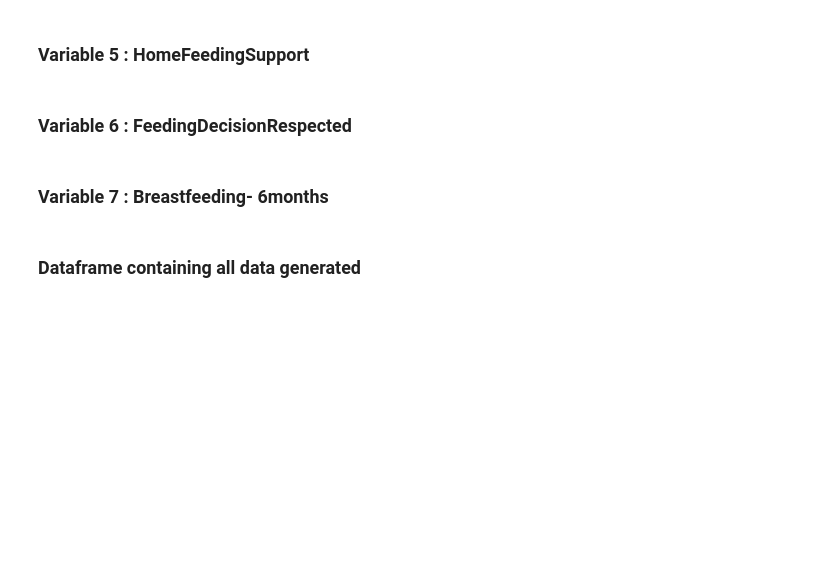
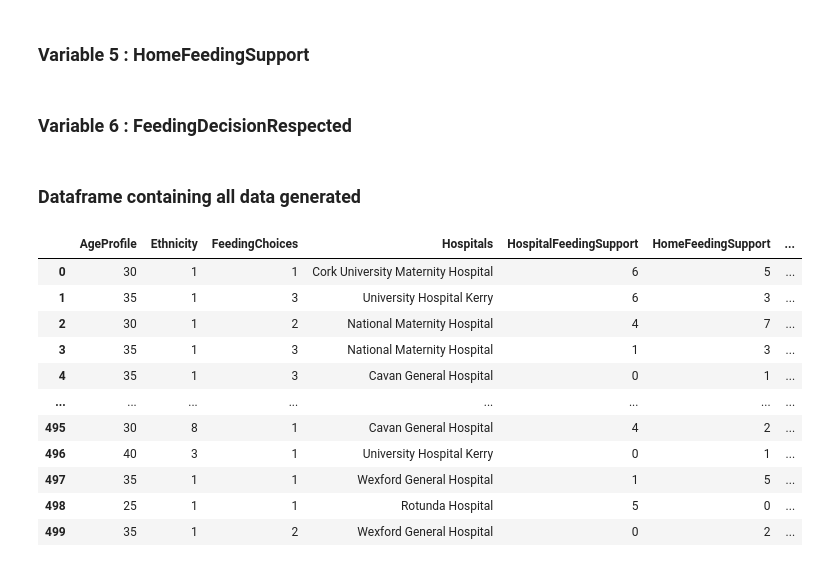
Before and after one commit to MichelleMoran431/Programming-Data-Analysis-project-2020, a Jupyter notebook: Project 2020 National Maternity Survey Feeding Dataset.ipynb, the cells around one changed output. Drawn from its saved outputs; the diff is of its cells as text; code cells hidden in the pictures; blank space fills up the shorter version.

```diff
--- a/Project 2020 National Maternity Survey Feeding Dataset.ipynb
+++ b/Project 2020 National Maternity Survey Feeding Dataset.ipynb
@@ -207,5 +244,3 @@ plt.figure(figsize=(12,8), facecolor='w', edgecolor='k', clear='True')
 plt.hist( FeedingDecisionRespected, bins=10)
 plt.xlabel(' FeedingDecisionRespected')
 plt.show()
-# %% [markdown]
-### Variable 7 : Breastfeeding- 6months
@@ -222,75 +254,71 @@ plt.show()
 # %%
 import pandas as pd
 import numpy as np
-import matplotlib.pyplot as plt
 
-import seaborn as sns
-
-
-#Create the Age profile
+# Adding survey variables to the dataframe:
+HospitalFeedingSupport = [5,5,4,3,2]
+HomeFeedingSupport = [5,5,4,3,3]
 AgeProfile = [20,25,30,35,40 ]
-
-#Create the Hospitals
 Hospitals = ['National Maternity Hospital',
              'Coombe Women and Infants University Hospital',
              'Cork University Maternity Hospital',
              'University Maternity Hospital Limerick',
              'Our Lady of Lourdes Hospital',
              'University Hospital Galway',
              'Cavan General Hospital',
              'Letterkenny University Hospital',
              'Mayo University Hospital',
              'Midland Regional Hospital Mullingar',
              'Midland Regional Hospital Portlaoise',
              'Portiuncula University Hospital',
              'Sligo University Hospital',
              'South Tipperary General Hospital',
              'St Luke’s General Hospital',
              'University Hospital Kerry',
              'University Hospital Waterford',
              'Wexford General Hospital',
              'National Home Birth Services',
              'Rotunda Hospital']
 
-#Support offered in Hospital
 
 #Ethnic Characteristic of women who responded to the survey
+# 1= White Irish ,2= Roma, 3= African, 4 = Chinese, 5 = Arabic, 6= Asian, 7 = Mixed , 8 = Other
+Ethnicity= ['1','2','3','4','5','6','7','8']
 
-Ethnicity= ['White Irish','Roma','African','Chinese','Arabic','Asian','Mixed','Other']
 
 #Create the feeding options
-FeedingChoices = ['Breast milk','breast /formula milk Combo','Formula (bottle) milk','Don’t know or can’t remember' ]
+# 1 =Breastmilk,2 =Breast/Formula Combo,3 = Formula,
+FeedingChoices= ['1','2','3']
 
-#Create the dataframe with column headings
-df = pd.DataFrame(columns=[ 'AgeProfile','Ethnicity', 'Hospitals','HospitalFeedingSupport', 'HomeFeedingSupport', 'FeedingChoices','FeedingDecisionRespected'])
+np.random.seed(1234) # So that the variable values are reproducible
+
+dfnew = pd.DataFrame({'AgeProfile':np.random.choice(AgeProfile, 500, p=[0.048, 0.141, 0.366, 0.358, 0.087]), 'Ethnicity':np.random.choice( Ethnicity,500, p=[0.939,0.003,0.014,0.004,0.004,0.017,0.01,0.009]) ,'FeedingChoices' :np.random.choice(FeedingChoices, 500, p=[0.5,0.2,0.3]) , 'Hospitals' : np.random.choice(Hospitals,500, p=[0.06, 0.05, 0.05, 0.05, 0.05, 0.05, 0.05, 0.05, 0.04, 0.05, 0.05, 0.04, 0.06, 0.05, 0.05, 0.05, 0.05, 0.05, 0.05, 0.05]),'HospitalFeedingSupport':np.random.randint(10,size=(500)),'HomeFeedingSupport':np.random.randint(10,size=(500)), 'FeedingDecisionRespected':np.random.randint(10, size=(500))})
+
+#dfnew
+
+#Add and Populate the Breastfeeding6months column
+
+dfnew.loc[dfnew['FeedingChoices']=='1', 'Breastfeeding6months']='Yes'
+dfnew.loc[dfnew['FeedingChoices']!='1', 'Breastfeeding6months']='No'
 
 
+display(dfnew)
+#df.describe()
+print (dfnew.dtypes)
 
-#Populate the Age Profile column
-df['AgeProfile'] = np.random.choice(AgeProfile, 500, p=[0.048, 0.141, 0.366, 0.358, 0.087])
-
-#Populate the Ethnicity column
-df['Ethnicity'] = np.random.choice(Ethnicity, 500, p=[0.939,0.003,0.014,0.004,0.004,0.017,0.01,0.009])
-
- #Populate the dataframe with results according to actual probabilities inferred from Survey
-df['Hospitals'] = np.random.choice(Hospitals, 500, p=[0.06, 0.05, 0.05, 0.05, 0.05, 0.05, 0.05, 0.05, 0.04, 0.05, 0.05, 0.04, 0.06, 0.05, 0.05, 0.05, 0.05, 0.05, 0.05, 0.05])
-
-#Populate the dataframe with results according to actual probabilities inferred from Survey
-
-df['FeedingChoices'] = np.random.choice(FeedingChoices, 500, p=[0.4,0.3,0.29,0.01])
-
-df['HospitalFeedingSupport']=np.random.randint(11,size=(500))
-
-df['HomeFeedingSupport']=np.random.randint(11,size=(500))
-
-df['FeedingDecisionRespected']=np.random.randint(11, size=(500))
-
-df['Breastfeedinglength']=np.where(df['FeedingChoice'= Breast milk],random.randint(6, size=(500))
-
-
-
-
-display(df)
-#df.describe()
-print (df.dtypes)
+#dfnew['Ethnicity'].replace({ 1:'White Irish',2:'Roma',3:'African',4:'Chinese',5:'Arabic',6:'Asian',7:'Mixed',8:'Other'},inplace=True)
+#dfnew['FeedingChoices'].replace({1:'Breastmilk',2:'Breast/Formula Combo',3:'Formula',4 :'Unsure' },inplace=True)
+#dfnew
 # %% [output]
+|  | AgeProfile | Ethnicity | FeedingChoices | Hospitals | HospitalFeedingSupport | HomeFeedingSupport | ... |
+| 0 | 30 | 1 | 1 | Cork University Maternity Hospital | 6 | 5 | ... |
+| 1 | 35 | 1 | 3 | University Hospital Kerry | 6 | 3 | ... |
+| 2 | 30 | 1 | 2 | National Maternity Hospital | 4 | 7 | ... |
+| 3 | 35 | 1 | 3 | National Maternity Hospital | 1 | 3 | ... |
+| 4 | 35 | 1 | 3 | Cavan General Hospital | 0 | 1 | ... |
+| ... | ... | ... | ... | ... | ... | ... | ... |
+| 495 | 30 | 8 | 1 | Cavan General Hospital | 4 | 2 | ... |
+| 496 | 40 | 3 | 1 | University Hospital Kerry | 0 | 1 | ... |
+| 497 | 35 | 1 | 1 | Wexford General Hospital | 1 | 5 | ... |
+| 498 | 25 | 1 | 1 | Rotunda Hospital | 5 | 0 | ... |
+| 499 | 35 | 1 | 2 | Wexford General Hospital | 0 | 2 | ... |
```
Also changed, not shown: parts of 28 cells of this notebook.
